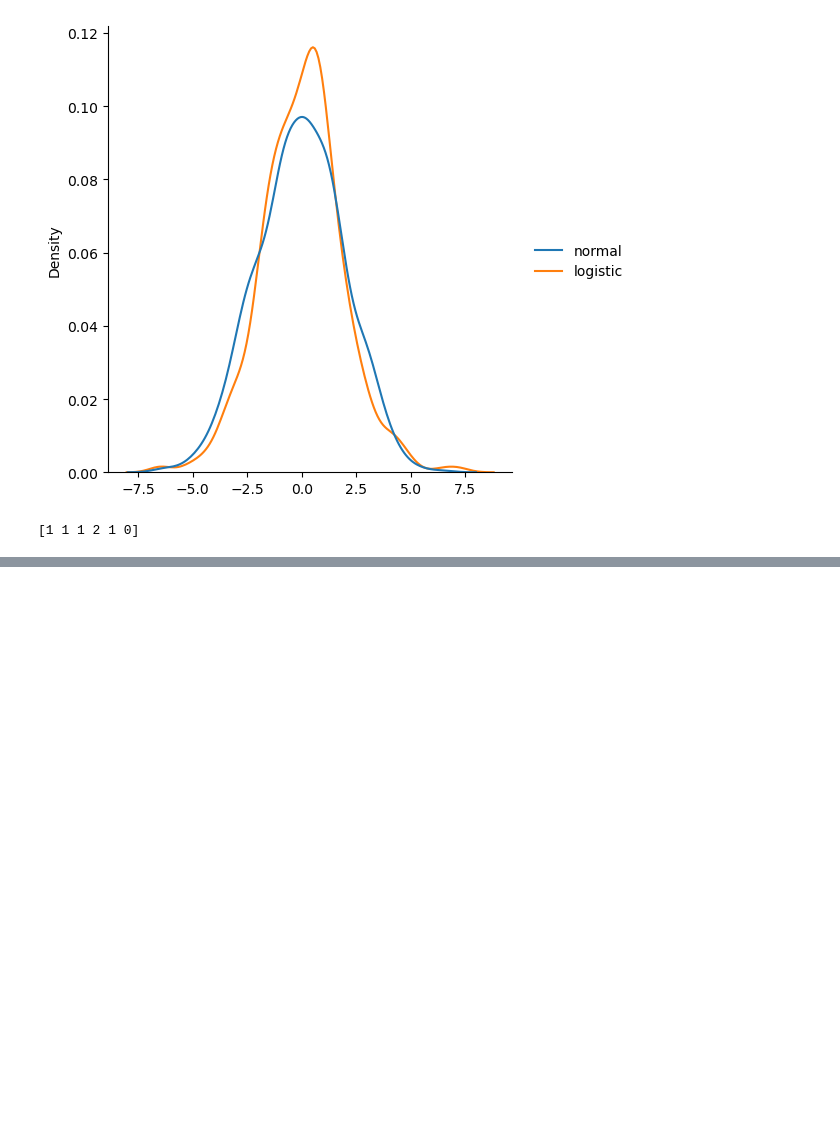
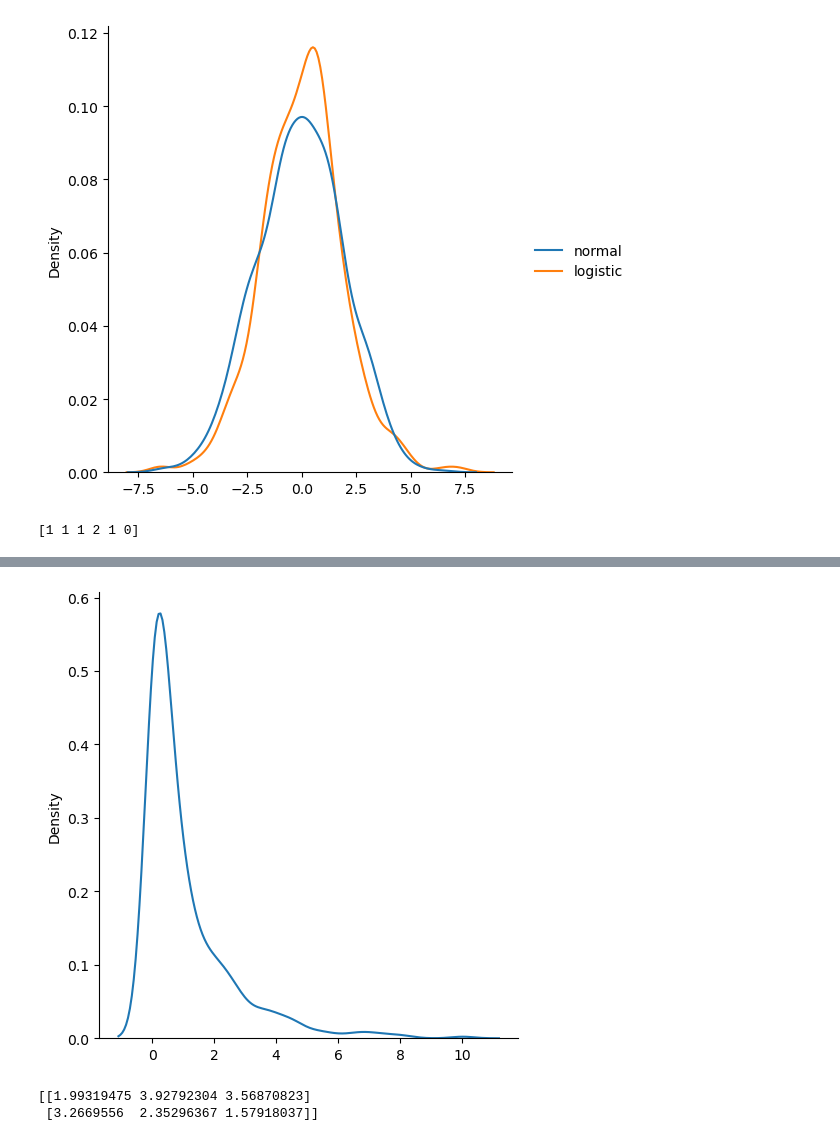
Before and after one commit to Lenmbugua/Python-Numpy-and-Pandas, a Jupyter notebook: Numpy w3.ipynb, the cells around one changed output, grey strips where cells are left out. Drawn from its saved outputs; the diff is of its cells as text; code cells hidden in the pictures; blank space fills up the shorter version.

```diff
--- a/Numpy w3.ipynb
+++ b/Numpy w3.ipynb
@@ -1150,0 +1178,18 @@ print(x)
+# %%
+#Visualization of Chi Square Distribution
+from numpy import random
+import matplotlib.pyplot as plt
+import seaborn as sns
+sns.displot(random.chisquare(df=1, size=1000), kind="kde")
+plt.show()
+# %% [output]
+[figure, added]
+# %%
+#Rayleigh Distribution
+#Draw out a sample for rayleigh distribution with scale of 2 with size 2x3:
+from numpy import random
+x = random.rayleigh(scale=2, size=(2,3))
+print(x)
+# %% [output]
+[[1.99319475 3.92792304 3.56870823]
+ [3.2669556  2.35296367 1.57918037]]
```
Also changed, not shown: parts of 8 cells of this notebook.
